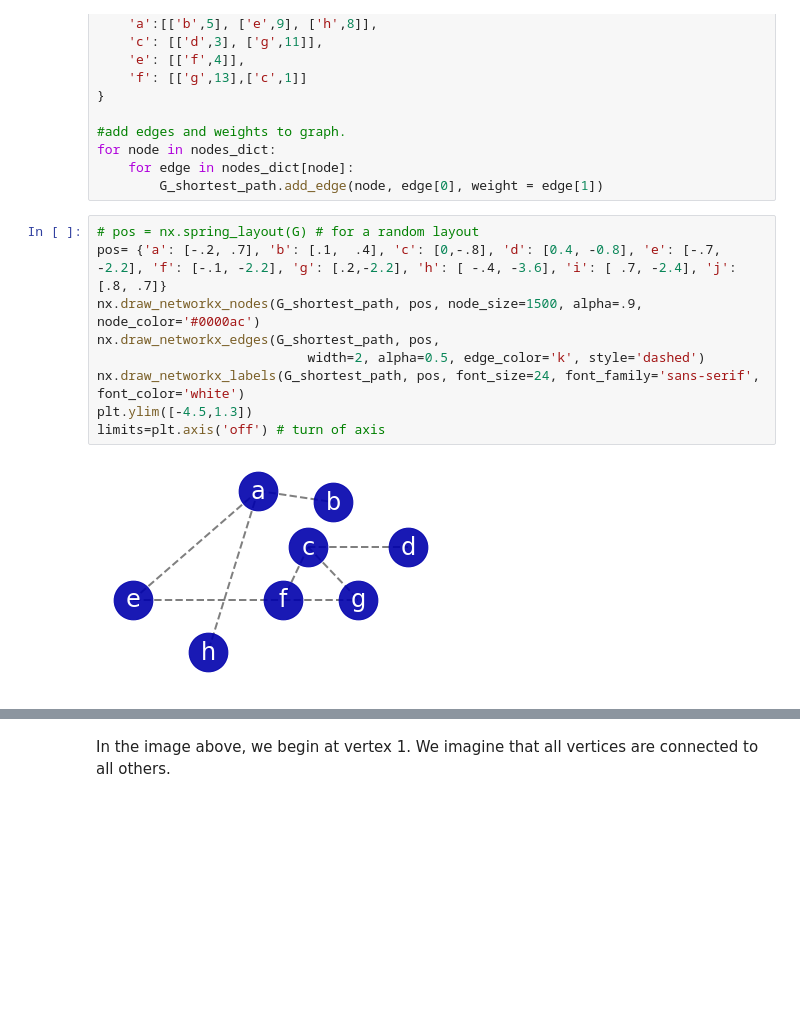
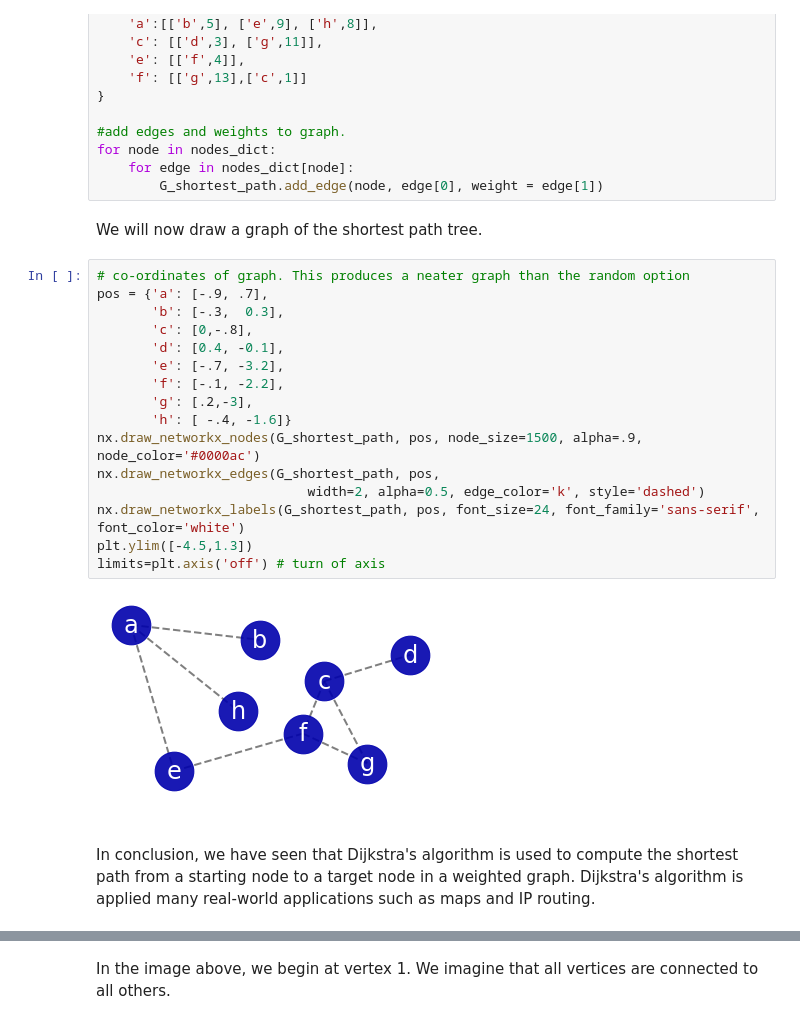
Before and after one commit to hbarrett100/Comp20230, a Jupyter notebook: Assignment3.ipynb, the cells around one changed output, grey strips where cells are left out. Saved outputs shown, nothing was run; the diff lists cells and outputs as text; blank space fills up the shorter version.

```diff
--- a/Assignment3.ipynb
+++ b/Assignment3.ipynb
@@ -575,17 +585,28 @@ nodes_dict = {
 for node in nodes_dict:
     for edge in nodes_dict[node]:
         G_shortest_path.add_edge(node, edge[0], weight = edge[1])
+# %% [markdown]
+We will now draw a graph of the shortest path tree.
 # %%
-# pos = nx.spring_layout(G) # for a random layout
-pos= {'a': [-.2, .7], 'b': [.1,  .4], 'c': [0,-.8], 'd': [0.4, -0.8], 'e': [-.7, -2.2], 'f': [-.1, -2.2], 'g': [.2,-2.2], 'h': [ -.4, -3.6], 'i': [ .7, -2.4], 'j': [.8, .7]}
+# co-ordinates of graph. This produces a neater graph than the random option
+pos = {'a': [-.9, .7],
+       'b': [-.3,  0.3],
+       'c': [0,-.8],
+       'd': [0.4, -0.1],
+       'e': [-.7, -3.2],
+       'f': [-.1, -2.2],
+       'g': [.2,-3],
+       'h': [ -.4, -1.6]}
 nx.draw_networkx_nodes(G_shortest_path, pos, node_size=1500, alpha=.9, node_color='#0000ac')
 nx.draw_networkx_edges(G_shortest_path, pos,
                            width=2, alpha=0.5, edge_color='k', style='dashed')
 nx.draw_networkx_labels(G_shortest_path, pos, font_size=24, font_family='sans-serif', font_color='white')
 plt.ylim([-4.5,1.3])
 limits=plt.axis('off') # turn of axis
 # %% [output]
-[figure, old version]
+[figure, new version]
+# %% [markdown]
+In conclusion, we have seen that Dijkstra's algorithm is used to compute the shortest path from a starting node to a target node in a weighted graph. Dijkstra's algorithm is applied many real-world applications such as maps and IP routing.
 # %% [markdown]
 ### Q3 a. Minimum spanning trees
 
```
Also changed, not shown: parts of 26 cells of this notebook.
